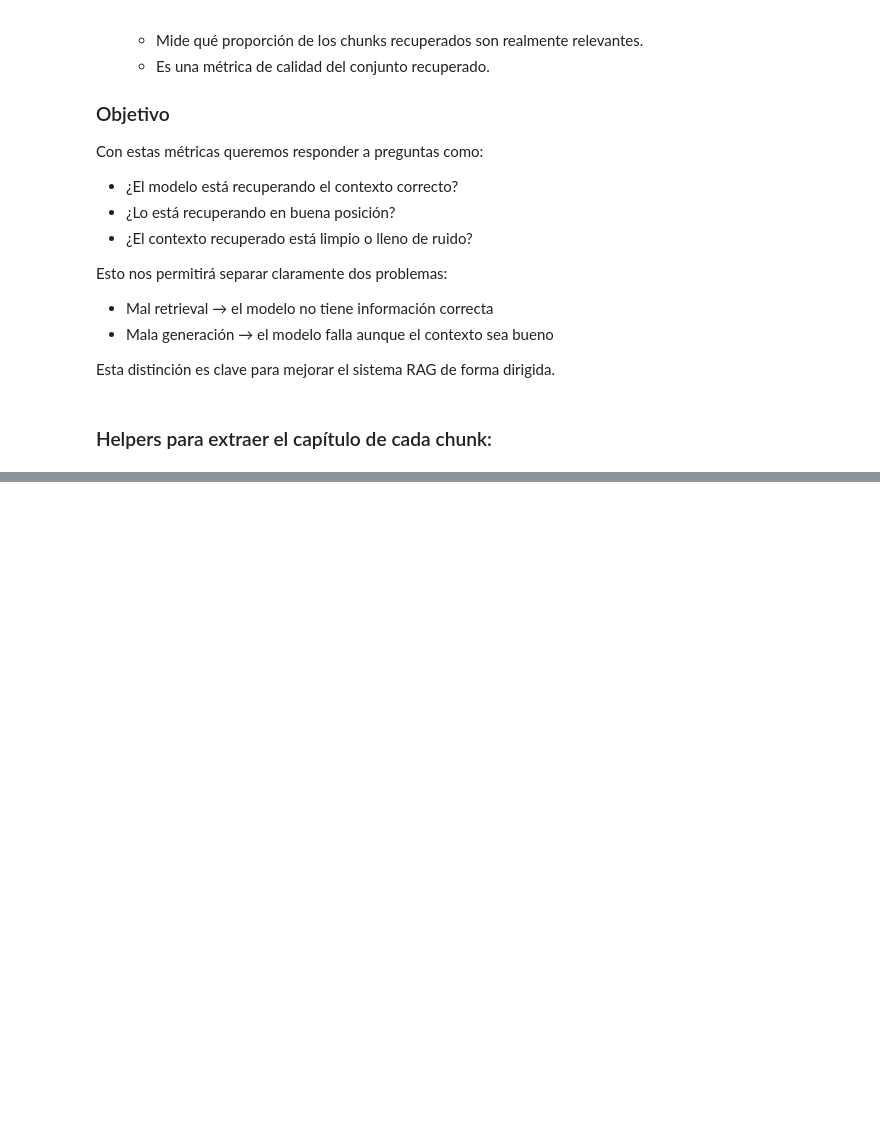
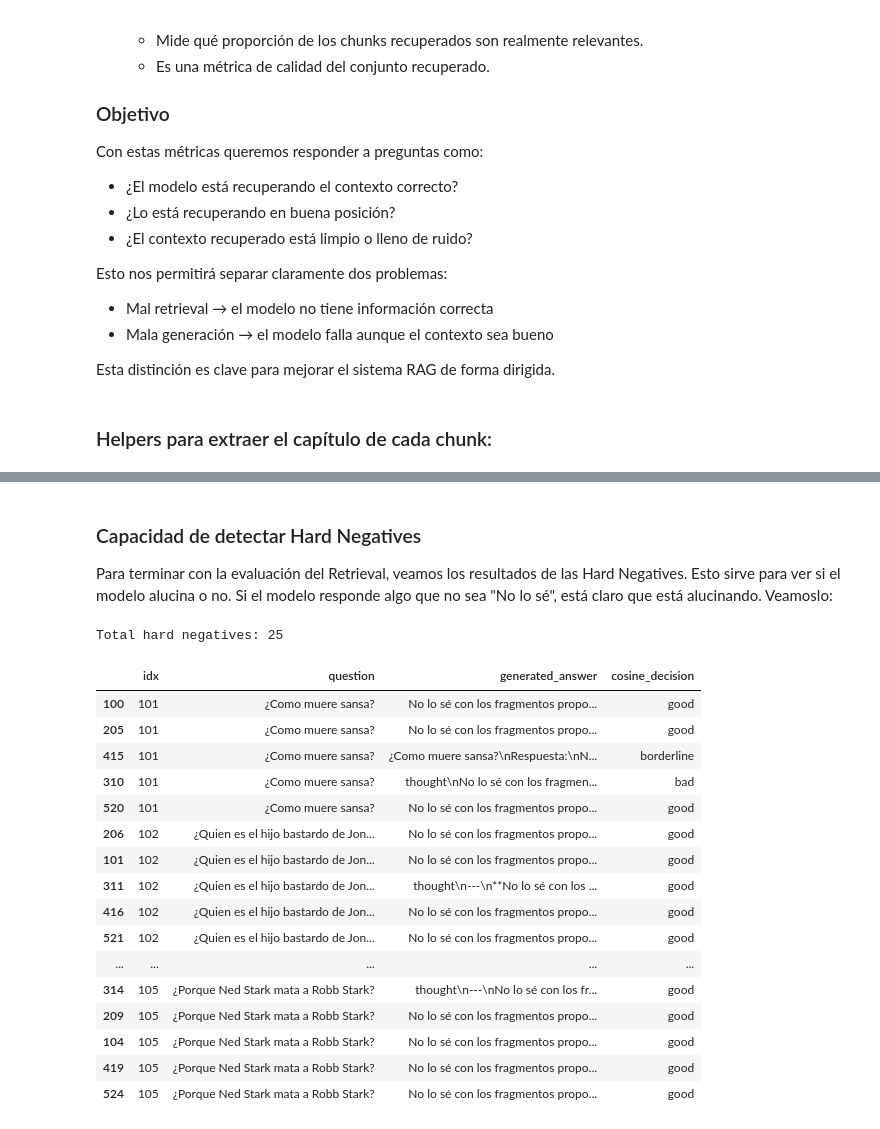
Before and after one commit to JuanArizaCoding/PROYECTO-FINAL-NLP-DL, a Jupyter notebook: lo que voy a probar/evaluacon_rag_con_q&a.ipynb, the cells around one changed output, grey strips where cells are left out. Drawn from its saved outputs; the diff is of its cells as text; code cells hidden in the pictures; blank space fills up the shorter version.

```diff
--- a/lo que voy a probar/evaluacon_rag_con_q&a.ipynb
+++ b/lo que voy a probar/evaluacon_rag_con_q&a.ipynb
@@ -1941,12 +2076,0 @@ display(summary_retrieval_vs_cosine)
-# %%
-df_eval["agreement_top1"] = df_eval["retrieval_hit@1"] == df_eval["cosine_good"]
-df_eval["agreement_top3"] = df_eval["retrieval_hit@3"] == df_eval["cosine_good"]
-df_eval["agreement_top5"] = df_eval["retrieval_hit@5"] == df_eval["cosine_good"]
-
-agreement_summary = pd.DataFrame({
-    "top1": [df_eval["agreement_top1"].mean()],
-    "top3": [df_eval["agreement_top3"].mean()],
-    "top5": [df_eval["agreement_top5"].mean()],
-})
-
-display(agreement_summary)
@@ -1955,0 +2121,42 @@ display(agreement_summary)
+# %% [markdown]
+### Capacidad de detectar Hard Negatives
+
+Para terminar con la evaluación del Retrieval, veamos los resultados de las Hard Negatives. Esto sirve para ver si el modelo alucina o no. Si el modelo responde algo que no sea "No lo sé", está claro que está alucinando. Veamoslo:
+# %%
+# =========================
+# FILTRAR HARD NEGATIVES
+# =========================
+
+df_hard = df_eval[df_eval["is_hard_negative_eval"]].copy()
+
+print(f"Total hard negatives: {len(df_hard)}")
+
+# =========================
+# DISPLAY
+# =========================
+
+display(df_hard[[
+    "idx",
+    "question",
+    "generated_answer",
+    "cosine_decision"
+]].sort_values("idx"))
+# %% [output]
+Total hard negatives: 25
+|  | idx | question | generated_answer | cosine_decision |
+| 100 | 101 | ¿Como muere sansa? | No lo sé con los fragmentos propo... | good |
+| 205 | 101 | ¿Como muere sansa? | No lo sé con los fragmentos propo... | good |
+| 415 | 101 | ¿Como muere sansa? | ¿Como muere sansa?\nRespuesta:\nN... | borderline |
+| 310 | 101 | ¿Como muere sansa? | thought\nNo lo sé con los fragmen... | bad |
+| 520 | 101 | ¿Como muere sansa? | No lo sé con los fragmentos propo... | good |
+| 206 | 102 | ¿Quien es el hijo bastardo de Jon... | No lo sé con los fragmentos propo... | good |
+| 101 | 102 | ¿Quien es el hijo bastardo de Jon... | No lo sé con los fragmentos propo... | good |
+| 311 | 102 | ¿Quien es el hijo bastardo de Jon... | thought\n---\n**No lo sé con los ... | good |
+| 416 | 102 | ¿Quien es el hijo bastardo de Jon... | No lo sé con los fragmentos propo... | good |
+| 521 | 102 | ¿Quien es el hijo bastardo de Jon... | No lo sé con los fragmentos propo... | good |
+| ... | ... | ... | ... | ... |
+| 314 | 105 | ¿Porque Ned Stark mata a Robb Stark? | thought\n---\nNo lo sé con los fr... | good |
+| 209 | 105 | ¿Porque Ned Stark mata a Robb Stark? | No lo sé con los fragmentos propo... | good |
+| 104 | 105 | ¿Porque Ned Stark mata a Robb Stark? | No lo sé con los fragmentos propo... | good |
+| 419 | 105 | ¿Porque Ned Stark mata a Robb Stark? | No lo sé con los fragmentos propo... | good |
+| 524 | 105 | ¿Porque Ned Stark mata a Robb Stark? | No lo sé con los fragmentos propo... | good |
```
Also changed, not shown: parts of 30 cells of this notebook.
